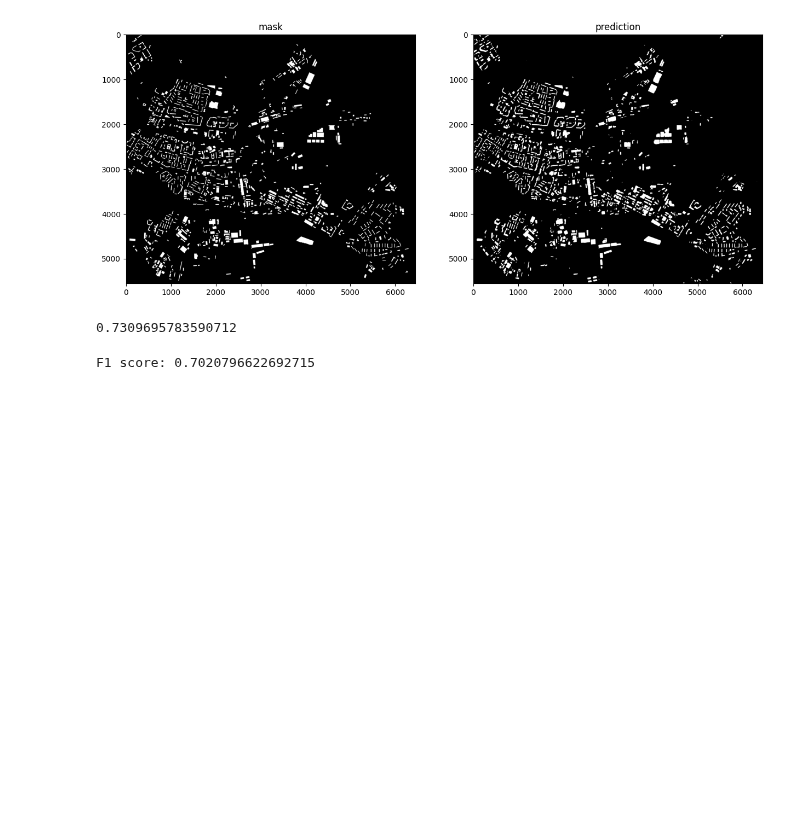
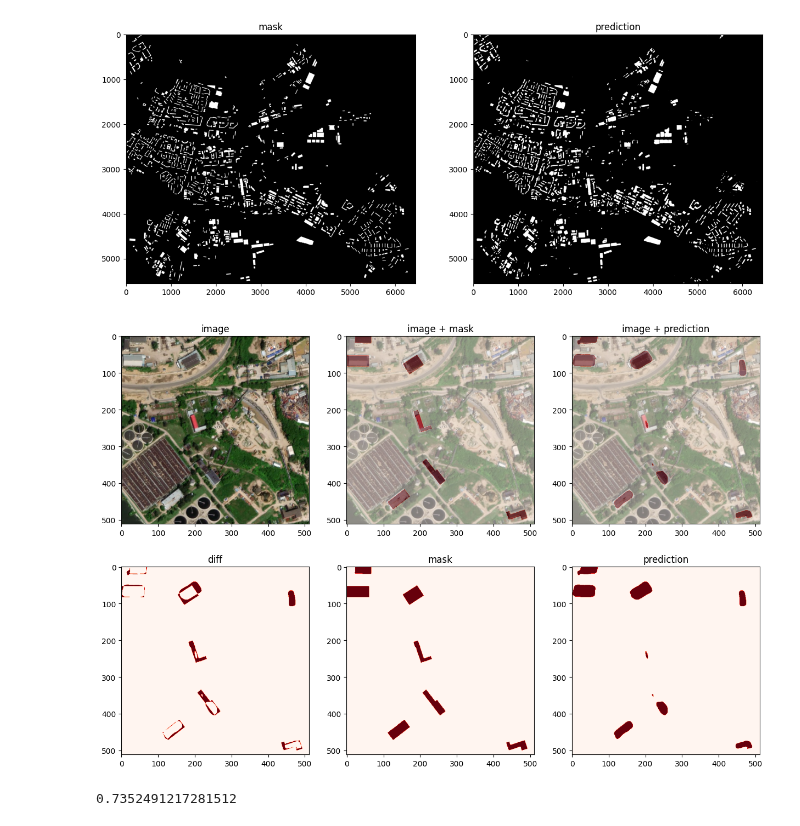
Before and after one commit to Lednik7/skoltech-Infrastructure, a Jupyter notebook: notebooks/ensemble_test.ipynb, the cells around one changed output. Saved outputs shown, nothing was run; the diff lists cells and outputs as text; code cells hidden in the pictures; blank space fills up the shorter version.

Commit message:
test predictor, bg f1 calculation

```diff
--- a/notebooks/ensemble_test.ipynb
+++ b/notebooks/ensemble_test.ipynb
@@ -25,7 +25,6 @@ fpn = FPNMOCOEnsemble(weights_paths=[
 from src.modelling.ensemble import Ensemble
 
 ensemble = Ensemble(models={
-    "unet": unet_moco,
     "footprint": footprint_model,
     "fpn": fpn,
     "unetplusplus": unetplusplus,
@@ -45,13 +44,16 @@ import numpy as np
 import matplotlib.pyplot as plt
 
 
-def random_crop(image, mask, size):
+def random_crop(image, mask, size, pred=None):
     h, w = image.shape[:2]
     new_h, new_w = size
     top = np.random.randint(0, h - new_h)
     left = np.random.randint(0, w - new_w)
     image = image[top: top + new_h, left: left + new_w]
     mask = mask[top: top + new_h, left: left + new_w]
+    if pred is not None:
+        pred = pred[top: top + new_h, left: left + new_w]
+        return image, mask, pred
     return image, mask
 
 
@@ -81,14 +83,15 @@ def show_results(image_tile, mask_tile, binary_pred):
     plt.show()
 
 
-def show_random_crop_results(image, mask):
-    image_tile, mask_tile = random_crop(image, mask, (512, 512))
-    pred_tile = ensemble(image_tile)
-
+def show_random_crop_results(image, mask, pred=None):
+    if pred is None:
+        image_tile, mask_tile = random_crop(image, mask, (512, 512))
+        pred_tile = ensemble(image_tile)
+    else:
+        image_tile, mask_tile, pred_tile = random_crop(image, mask, (512, 512), pred=pred)
     threshold = 0.5
     binary_pred = (pred_tile > threshold).astype(np.int16)
     mask_tile = mask_tile.astype(np.int16)
-
     show_results(image_tile, mask_tile, binary_pred)
 # %%
 show_random_crop_results(image, mask)
@@ -111,19 +114,21 @@ plt.title("prediction")
 plt.show()
 # %% [output]
 [figure]
+# %%
+show_random_crop_results(image, mask, pred=pred)
+# %% [output]
+[figure, added]
 # %%
 from src.modelling.metrics import f1_score
 
 binary_pred = (pred > 0.5).astype(np.int16)
 f1_score(mask, binary_pred)
 # %% [output]
-0.7309695783590712
+0.7352491217281512
 # %%
 idxs = (4, 12, 1, 5, 9)
 all_images = [r.read_image(idx) for idx in idxs]
 all_masks = [r.read_mask(idx) for idx in idxs]
 # %%
-result = predictor.validate(all_images, all_masks, threshold=0.5)
-print(f"F1 score: {result}")
+results = predictor.validate(all_images, all_masks, threshold=0.5, calc_background=True)
+print(f"F1 score: {results}")
-# %% [output]
-F1 score: 0.7020796622692715
```
Also changed, not shown: parts of 1 cell of this notebook, 5 other files.
